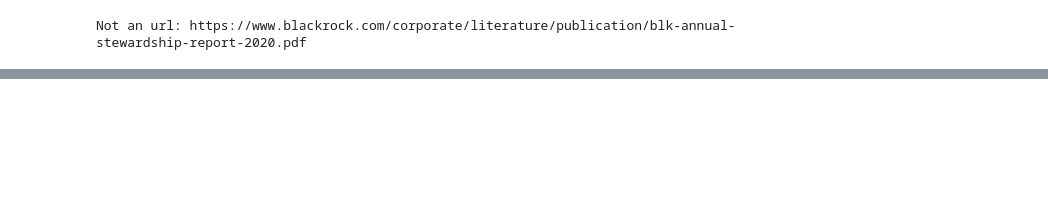
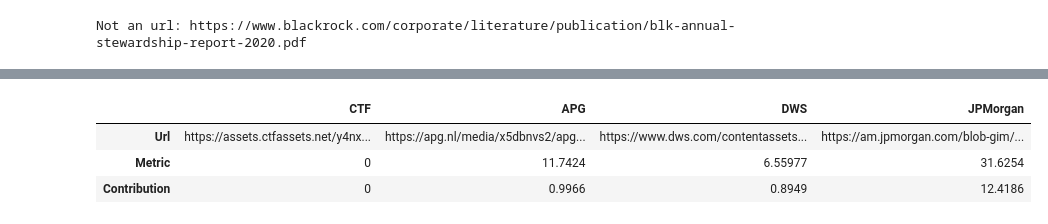
Before and after one commit to NoFishLikeIan/nlp-financial-env, a Jupyter notebook: analysis.ipynb, the cells around one changed output, grey strips where cells are left out. Cells and saved outputs as stored; diff of their text form; code cells hidden in the pictures; blank space fills up the shorter version.

Commit message:
👨‍🎨 better formatting

```diff
--- a/analysis.ipynb
+++ b/analysis.ipynb
@@ -20,5 +20,3 @@ for url in urls:
         print(f"Not an url: {url}")
 # %% [output]
 Not an url: https://www.blackrock.com/corporate/literature/publication/blk-annual-stewardship-report-2020.pdf
-# %%
-text = read_pdf.path_to_sentences(urls[7])
@@ -27,3 +30,5 @@ model, corpus, sentences = topic.get_topics(text, num_topics = 50)
+# %%
+data = pd.DataFrame(urls, index=["Url", "Metric", "Contribution"])
 # %%
 def format_topics_sentences(ldamodel, corpus, texts):
 
@@ -94,5 +79,5 @@ Sentence prevalence: 7.56%, Contr: 5.853%
 # %%
-def plot_bigrams(sentences, n = 10):
+def plot_bigrams(sentences, ax, n = 10):
     bigram_tf_idf_vectorizer = TfidfVectorizer(ngram_range=(2,2), use_idf=True)
     bigram_tf_idf = bigram_tf_idf_vectorizer.fit_transform([" ".join(sent) for sent in sentences])
 
@@ -108,14 +93,8 @@ def plot_bigrams(sentences, n = 10):
     counts = [w[1] for w in count_dict]
     x_pos = np.arange(len(words))
 
-    fig, ax = plt.subplots()
-    ax.set_title(f"{n} most common bigrams")
-
     sns.barplot(x_pos, counts, palette="Blues_r", ax = ax)
     ax.set_xticks(x_pos)
     ax.set_xticklabels(words, rotation = 45)
 
     ax.set_xlabel("Bi-grams")
-
-
-    return fig,
@@ -126,0 +101,28 @@ FutureWarning: Pass the following variables as keyword args: x, y. From version
+# %%
+fig, axes = plt.subplots(nrows=len(urls.keys()), ncols=1)
+
+for i, (company, url) in enumerate(urls.items()):
+
+    print("Working on company ", company)
+
+    text = read_pdf.path_to_sentences(url)
+    model, corpus, sentences = topic.get_topics(text, num_topics = 50)
+    df_topic_sents_keywords = format_topics_sentences(model, corpus, sentences)
+
+    # Format
+    df_dominant_topic = df_topic_sents_keywords.reset_index()
+    df_dominant_topic.columns = ['Document_No', 'Dominant_Topic', 'Topic_Perc_Contrib', 'Keywords', 'Text']
+    df_dominant_topic.sort_values("Dominant_Topic", ascending=False).head()
+
+    metric, contr = find_keywords(df_dominant_topic)
+
+    data.loc["Metric", company] = metric * 100
+    data.loc["Contribution", company] = contr
+
+
+    plot_bigrams(sentences, ax = axes[i])
+
+    axes[i].set_title(f"Bi-gram for {company}")
+
+fig.tight_layout()
+fig.show()
@@ -126,0 +142,7 @@ FutureWarning: Pass the following variables as keyword args: x, y. From version
+# %%
+data
+# %% [output]
+|  | CTF | APG | DWS | JPMorgan |
+| Url | https://assets.ctfassets.net/y4nx... | https://apg.nl/media/x5dbnvs2/apg... | https://www.dws.com/contentassets... | https://am.jpmorgan.com/blob-gim/... |
+| Metric | 0 | 11.7424 | 6.55977 | 31.6254 |
+| Contribution | 0 | 0.9966 | 0.8949 | 12.4186 |
```
Also changed, not shown: parts of 7 cells of this notebook.
